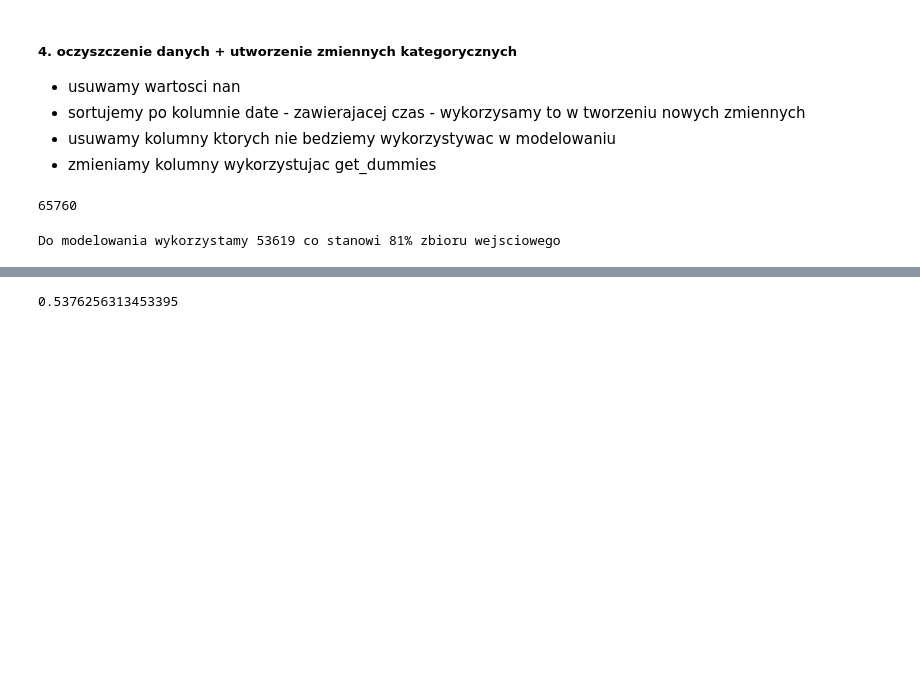
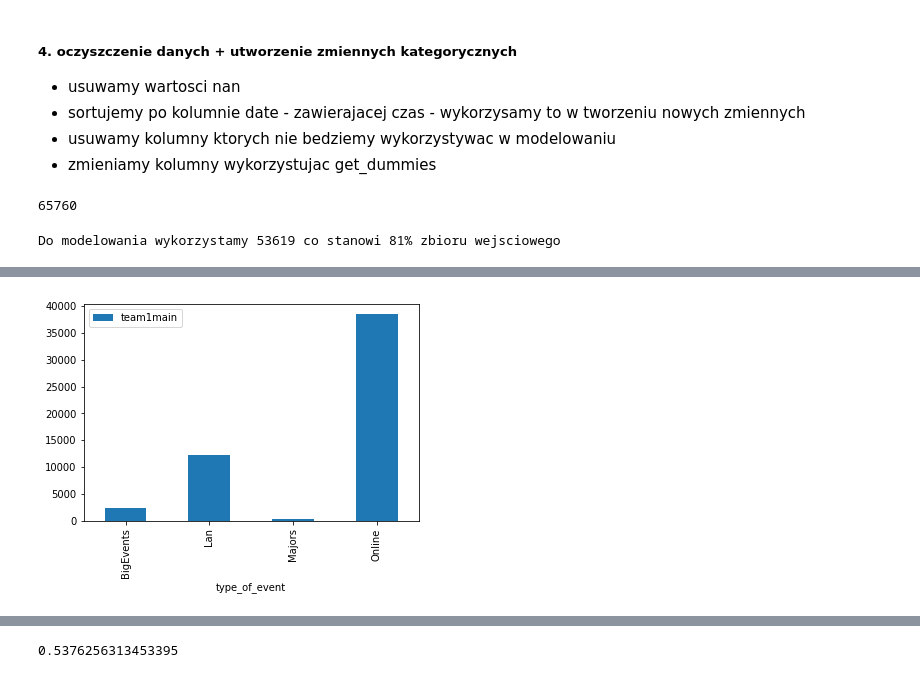
Before and after one commit to madbubu/project_cs_prediction, a Jupyter notebook: prediction.ipynb, the cells around one changed output, grey strips where cells are left out. Cells and saved outputs as stored; diff of their text form; code cells hidden in the pictures; blank space fills up the shorter version.

```diff
--- a/prediction.ipynb
+++ b/prediction.ipynb
@@ -401,0 +416,5 @@ df_categorical = pd.get_dummies(df_data_model[columns_categorical])
+# %%
+df_data_model[['team1main','type_of_event']].groupby('type_of_event').count().plot.bar()
+plt.show()
+# %% [output]
+[figure, added]
```
Also changed, not shown: parts of 98 cells of this notebook, 3 other files.
